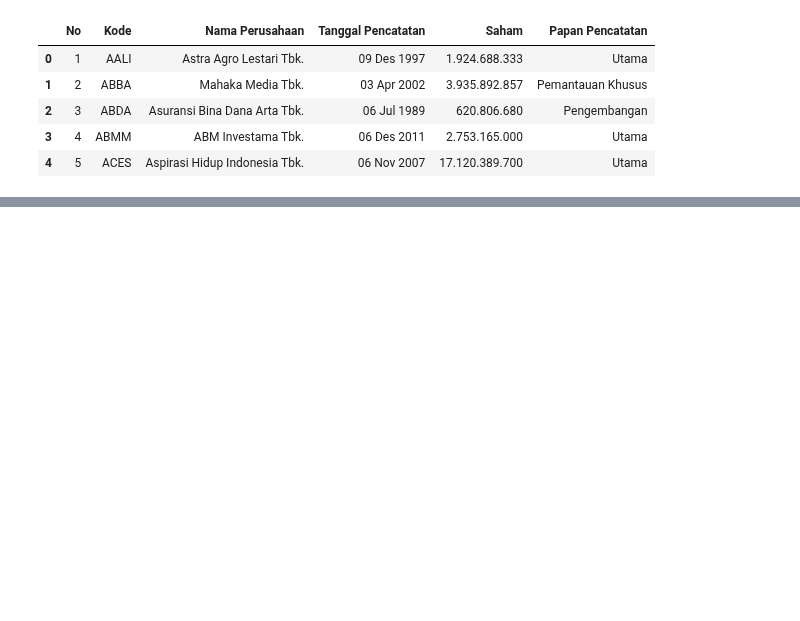
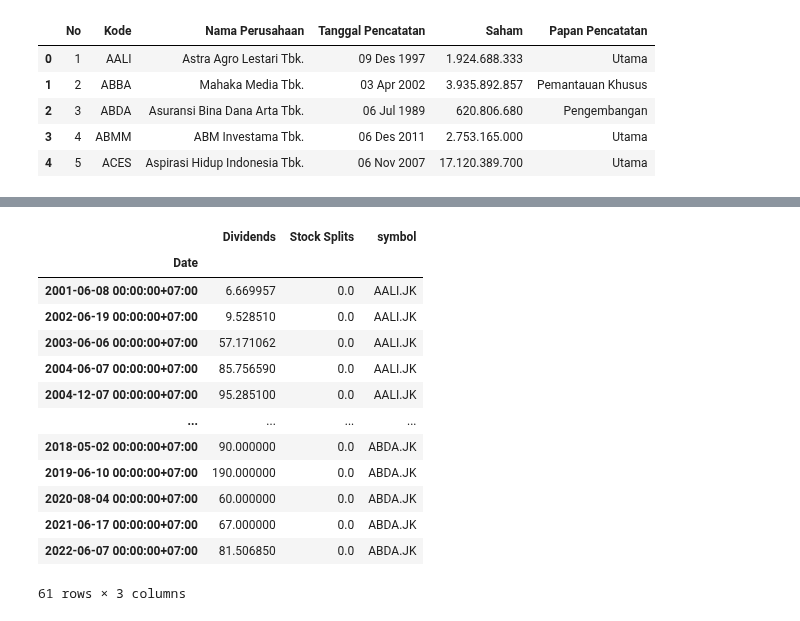
Before and after one commit to Zakihran13/indonesia-stock-pipeline, a Jupyter notebook: src/extract/yfinance.ipynb, the cells around one changed output, grey strips where cells are left out. Saved outputs shown, nothing was run; the diff lists cells and outputs as text; code cells hidden in the pictures; blank space fills up the shorter version.

```diff
--- a/src/extract/yfinance.ipynb
+++ b/src/extract/yfinance.ipynb
@@ -18,0 +40,16 @@ all_tickers.to_json(r"C:\Users\zakis\OneDrive\Desktop\indonesia-stock-pipeline\d
+# %%
+target_tickers = yf.Tickers(tickers_code)
+metadata_list = []
+
+# Loop through the dictionary of Ticker objects
+for symbol, ticker in target_tickers.tickers.items():
+    info = ticker.info
+    metadata_list.append({
+        "ticker": symbol,
+        **info
+    })
+    break
+
+# Convert to a DataFrame for easy viewing
+df = pd.DataFrame(metadata_list)
+display(df)
@@ -18,0 +284,24 @@ all_tickers.to_json(r"C:\Users\zakis\OneDrive\Desktop\indonesia-stock-pipeline\d
+# %%
+actions_all = pd.DataFrame()
+for symbol, ticker in yfinance.tickers.items():
+    actions = pd.DataFrame(ticker.actions)
+    actions["symbol"] = symbol
+
+    actions_all = pd.concat([actions_all, actions])
+# %%
+display(actions_all)
+# %% [output]
+|  | Dividends | Stock Splits | symbol |
+| Date |  |  |  |
+| 2001-06-08 00:00:00+07:00 | 6.669957 | 0.0 | AALI.JK |
+| 2002-06-19 00:00:00+07:00 | 9.528510 | 0.0 | AALI.JK |
+| 2003-06-06 00:00:00+07:00 | 57.171062 | 0.0 | AALI.JK |
+| 2004-06-07 00:00:00+07:00 | 85.756590 | 0.0 | AALI.JK |
+| 2004-12-07 00:00:00+07:00 | 95.285100 | 0.0 | AALI.JK |
+| ... | ... | ... | ... |
+| 2018-05-02 00:00:00+07:00 | 90.000000 | 0.0 | ABDA.JK |
+| 2019-06-10 00:00:00+07:00 | 190.000000 | 0.0 | ABDA.JK |
+| 2020-08-04 00:00:00+07:00 | 60.000000 | 0.0 | ABDA.JK |
+| 2021-06-17 00:00:00+07:00 | 67.000000 | 0.0 | ABDA.JK |
+| 2022-06-07 00:00:00+07:00 | 81.506850 | 0.0 | ABDA.JK |
+61 rows × 3 columns
```
Also changed, not shown: parts of 25 cells of this notebook, 13 other files.
